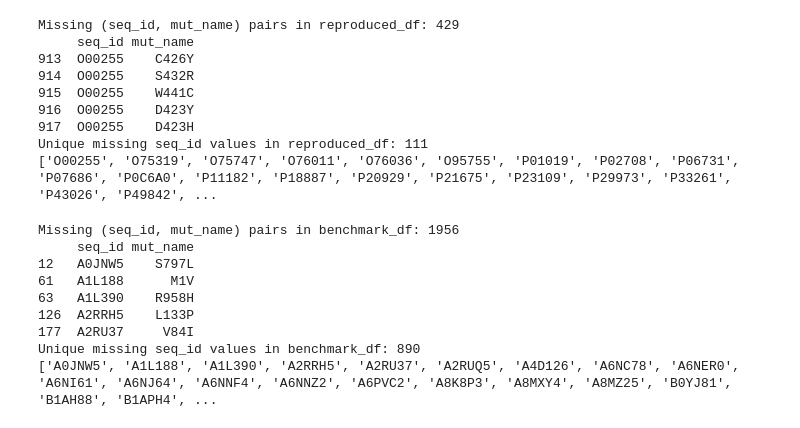
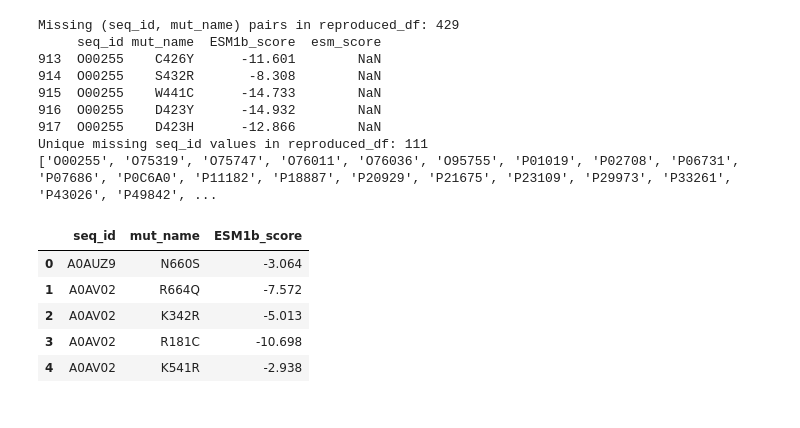
Before and after one commit to zhuohengwang/NYU-Langone, a Jupyter notebook: esm-variants/visualization_benchmark.ipynb, the cells around one changed output. Saved outputs shown, nothing was run; the diff lists cells and outputs as text; code cells hidden in the pictures.

```diff
--- a/esm-variants/visualization_benchmark.ipynb
+++ b/esm-variants/visualization_benchmark.ipynb
@@ -15,11 +15,10 @@ print(len(reproduced_df))
 # %%
-# Normalize column names for direct comparison
-benchmark_pairs = benchmark_df[['uniprot_id', 'aa_change']].rename(columns={'uniprot_id': 'seq_id', 'aa_change': 'mut_name'})
-reproduced_pairs = reproduced_df[['seq_id', 'mut_name']]
-
-# Find missing pairs
-missing_entries = benchmark_pairs.merge(reproduced_pairs, on=['seq_id', 'mut_name'], how='left', indicator=True)
-missing_entries = missing_entries[missing_entries['_merge'] == 'left_only'].drop(columns=['_merge'])
+merge_entries = benchmark_df.rename(
+    columns={'uniprot_id': 'seq_id', 'aa_change': 'mut_name'}
+).merge(
+    reproduced_df, on=['seq_id', 'mut_name'], how='left', indicator=True
+)
+missing_entries = merge_entries[merge_entries['_merge'] == 'left_only'].drop(columns=['_merge'])
 
 print(f"Missing (seq_id, mut_name) pairs in reproduced_df: {len(missing_entries)}")
 print(missing_entries.head())
@@ -29,33 +28,22 @@ print(f"Unique missing seq_id values in reproduced_df: {len(unique_missing_seq_i
 print(unique_missing_seq_ids['seq_id'].tolist())
 # %% [output]
 Missing (seq_id, mut_name) pairs in reproduced_df: 429
-     seq_id mut_name
-913  O00255    C426Y
-914  O00255    S432R
-915  O00255    W441C
-916  O00255    D423Y
-917  O00255    D423H
+     seq_id mut_name  ESM1b_score  esm_score
+913  O00255    C426Y      -11.601        NaN
+914  O00255    S432R       -8.308        NaN
+915  O00255    W441C      -14.733        NaN
+916  O00255    D423Y      -14.932        NaN
+917  O00255    D423H      -12.866        NaN
 Unique missing seq_id values in reproduced_df: 111
 ['O00255', 'O75319', 'O75747', 'O76011', 'O76036', 'O95755', 'P01019', 'P02708', 'P06731', 'P07686', 'P0C6A0', 'P11182', 'P18887', 'P20929', 'P21675', 'P23109', 'P29973', 'P33261', 'P43026', 'P49842', ...
-# %%
-missing_in_benchmark = reproduced_pairs.merge(benchmark_pairs, on=['seq_id', 'mut_name'], how='left', indicator=True)
-missing_in_benchmark = missing_in_benchmark[missing_in_benchmark['_merge'] == 'left_only'].drop(columns=['_merge'])
-
-print(f"Missing (seq_id, mut_name) pairs in benchmark_df: {len(missing_in_benchmark)}")
-print(missing_in_benchmark.head())
-
-# Find unique seq_id values missing in benchmark_df
-unique_missing_seq_ids_benchmark = missing_in_benchmark[['seq_id']].drop_duplicates()
-print(f"Unique missing seq_id values in benchmark_df: {len(unique_missing_seq_ids_benchmark)}")
-print(unique_missing_seq_ids_benchmark['seq_id'].tolist())
-# %% [output]
-Missing (seq_id, mut_name) pairs in benchmark_df: 1956
-     seq_id mut_name
-12   A0JNW5    S797L
-61   A1L188      M1V
-63   A1L390    R958H
-126  A2RRH5    L133P
-177  A2RU37     V84I
-Unique missing seq_id values in benchmark_df: 890
-['A0JNW5', 'A1L188', 'A1L390', 'A2RRH5', 'A2RU37', 'A2RUQ5', 'A4D126', 'A6NC78', 'A6NER0', 'A6NI61', 'A6NJ64', 'A6NNF4', 'A6NNZ2', 'A6PVC2', 'A8K8P3', 'A8MXY4', 'A8MZ25', 'B0YJ81', 'B1AH88', 'B1APH4', ...
+# %%
+benchmark_df = merge_entries[merge_entries['_merge'] == 'both'][['seq_id', 'mut_name', 'ESM1b_score']]
+benchmark_df.head()
+# %% [output]
+|  | seq_id | mut_name | ESM1b_score |
+| 0 | A0AUZ9 | N660S | -3.064 |
+| 1 | A0AV02 | R664Q | -7.572 |
+| 2 | A0AV02 | K342R | -5.013 |
+| 3 | A0AV02 | R181C | -10.698 |
+| 4 | A0AV02 | K541R | -2.938 |
 # %%
```
Also changed, not shown: parts of 4 cells of this notebook, 8 other files.
